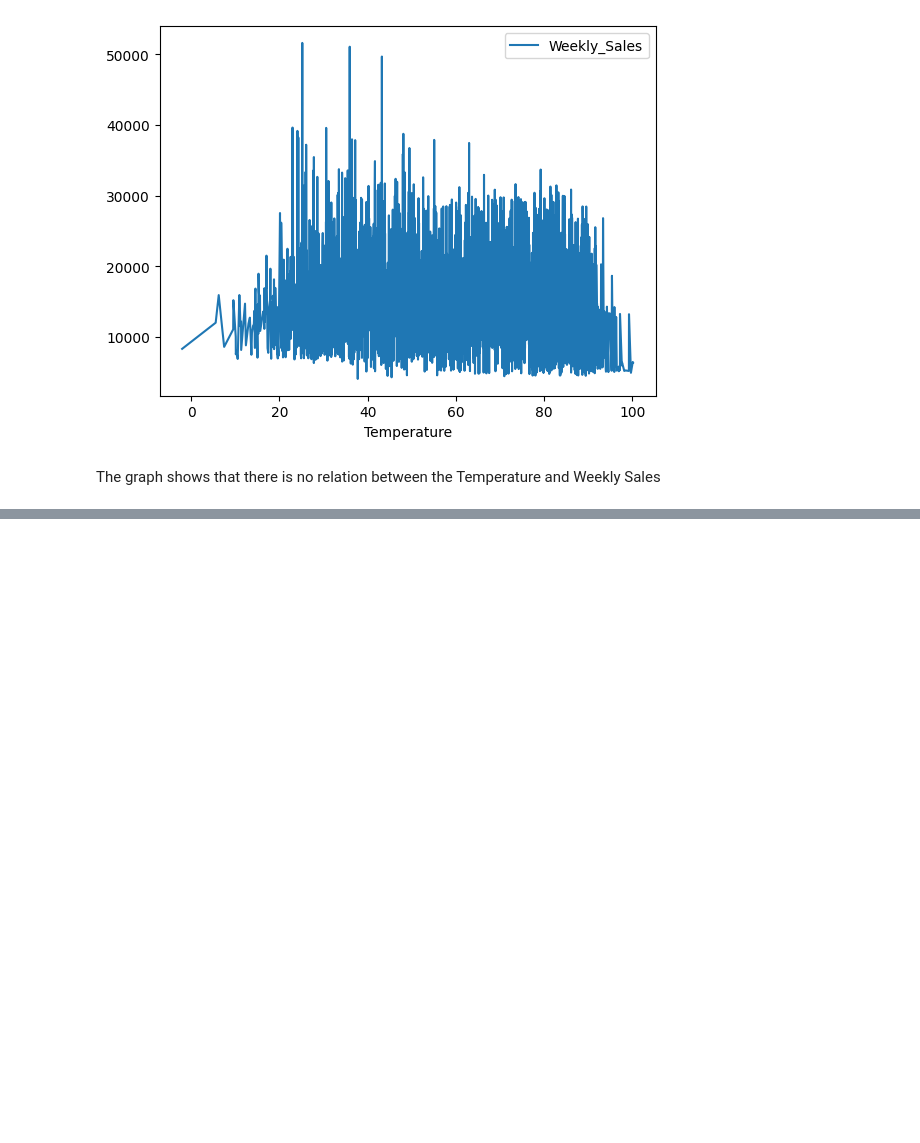
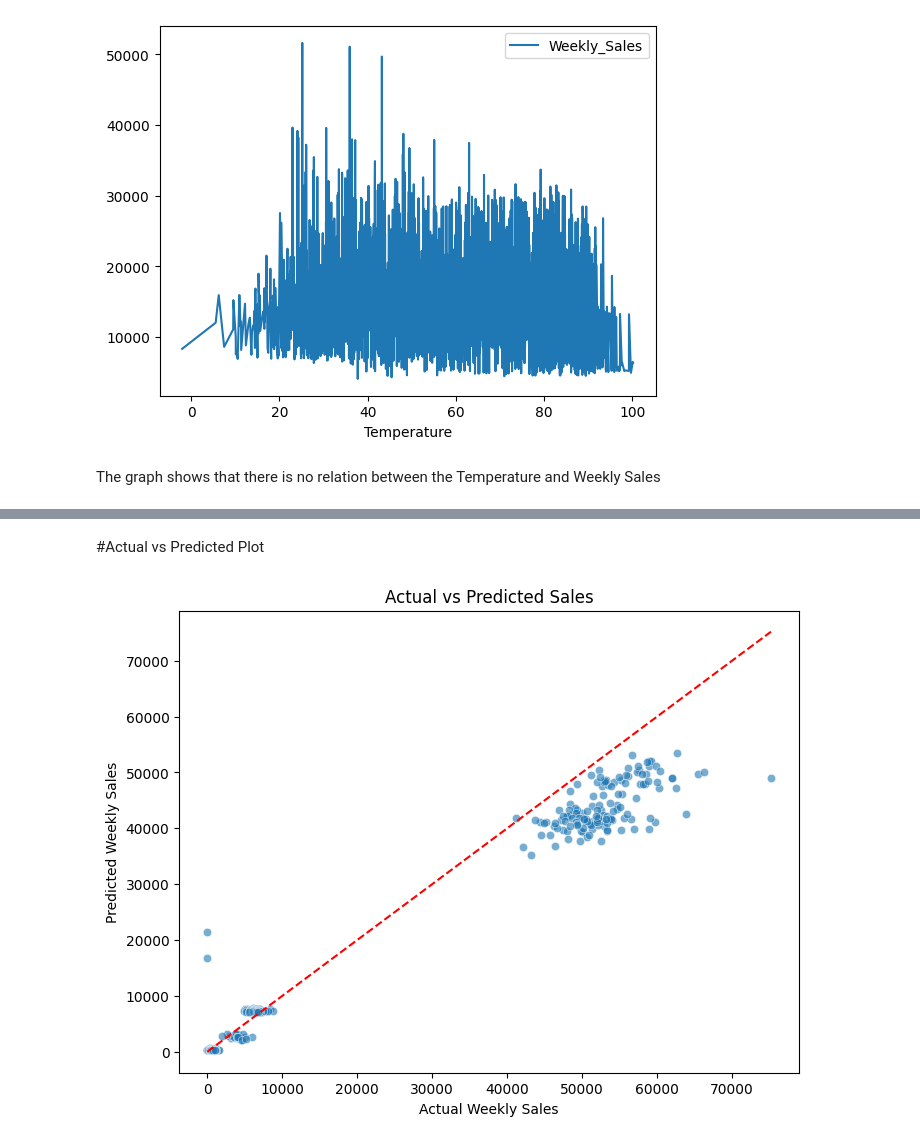
Before and after one commit to PrathamMehta1011/Walmart-Sales-Prediction, a Jupyter notebook: Walmart_Sales_Prediction.ipynb, the cells around one changed output, grey strips where cells are left out. Cells and saved outputs as stored; diff of their text form; code cells hidden in the pictures; blank space fills up the shorter version.

```diff
--- a/Walmart_Sales_Prediction.ipynb
+++ b/Walmart_Sales_Prediction.ipynb
@@ -421,0 +491,12 @@ df
+# %% [markdown]
+#Actual vs Predicted Plot
+# %%
+plt.figure(figsize=(8,6))
+sns.scatterplot(x=y_val, y=y_pred_rf, alpha=0.6)
+plt.xlabel("Actual Weekly Sales")
+plt.ylabel("Predicted Weekly Sales")
+plt.title("Actual vs Predicted Sales")
+plt.plot([y_val.min(), y_val.max()], [y_val.min(), y_val.max()], 'r--')
+plt.show()
+# %% [output]
+[figure, added]
```
Also changed, not shown: parts of 31 cells of this notebook.
